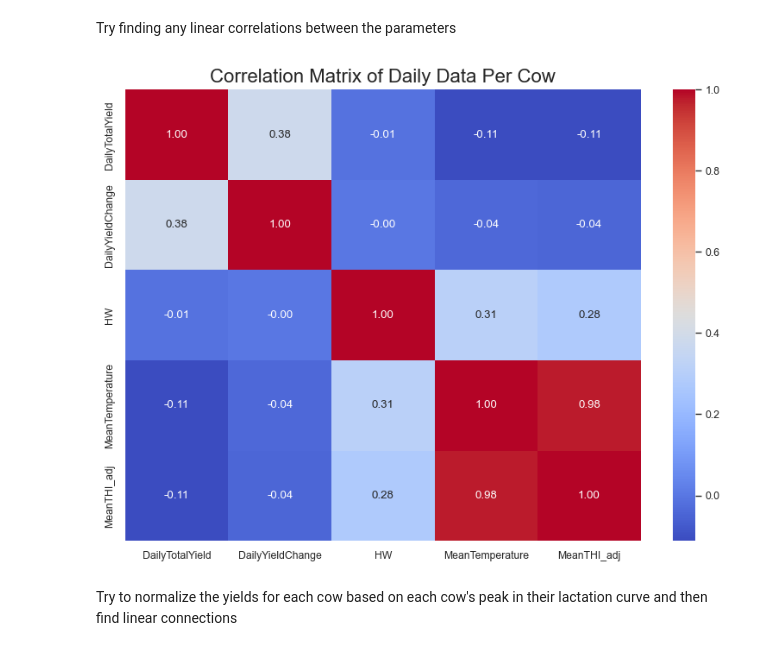
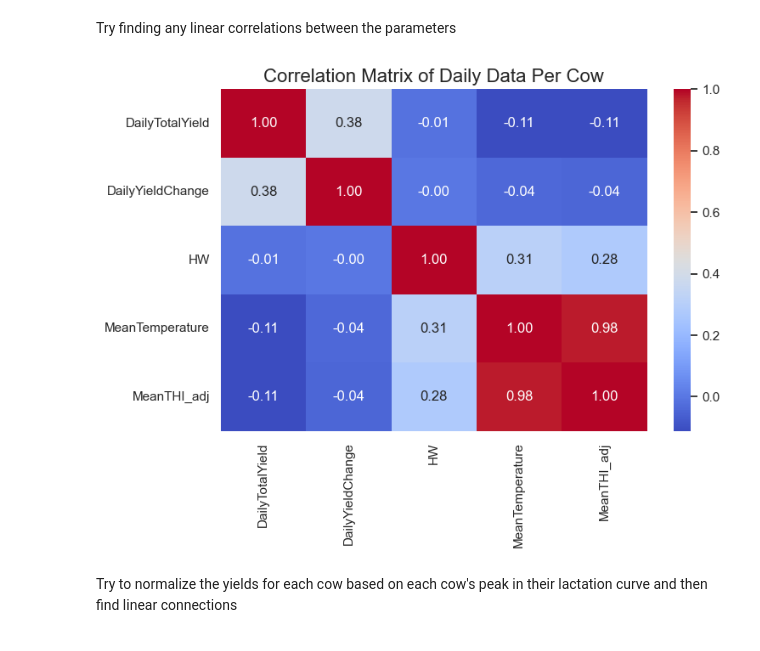
Before and after one commit to axeUUeng/HeatStressEvaluation, a Jupyter notebook: Modeling/HerdApproach.ipynb, the cells around one changed output. Cells and saved outputs as stored; diff of their text form; code cells hidden in the pictures.

```diff
--- a/Modeling/HerdApproach.ipynb
+++ b/Modeling/HerdApproach.ipynb
@@ -5,12 +5,15 @@ import numpy as np
 %matplotlib inline
 import seaborn as sns
 import random as random
-
+from tqdm import tqdm
 from scipy.optimize import curve_fit
 import statsmodels.api as sm
 from statsmodels.graphics.regressionplots import plot_partregress_grid
 from scipy.stats import mannwhitneyu
 from sklearn.ensemble import RandomForestRegressor
 from sklearn.inspection import PartialDependenceDisplay
+
+sns.set_theme()
+sns.set_context("notebook")
 %load_ext autoreload
 %autoreload 2
@@ -126,19 +132,15 @@ Show a lactation curve
 random_cow = new_dataset['AnimalNumber'].sample().iloc[0]
 
 # Filter data for the selected cow
-cow_data = new_dataset[new_dataset['AnimalNumber'] == 1297]
-
-# Set the Seaborn theme and context
-sns.set_theme()  # This sets the Seaborn theme to the default theme
-sns.set_context("paper")  # This sets the context to "paper" for a smaller font scale
+cow_data = new_dataset[new_dataset['AnimalNumber'] == random_cow] #1297 for a good cow
 
 # Plotting the lactation curve for the selected cow
 plt.figure(figsize=(8, 6))
-plt.plot(cow_data['Date'], cow_data['DailyTotalYield'], marker='o', linestyle='-', color='blue')  # Set color to blue
-plt.xlabel('Date', fontsize=14)  # Set the font size for x-axis labels
-plt.ylabel('Daily Milk Yield (kg)', fontsize=14)  # Set the font size for y-axis labels
-plt.title(f'Lactation Curve for Cow SE-{selected_farm}-{1297}', fontsize=16)  # Set the font size for the title
-plt.xticks(rotation=45)  # Rotate x-axis labels for better readability
-plt.tight_layout()  # Adjust layout
+plt.plot(cow_data['Date'], cow_data['DailyTotalYield'], marker='o', linestyle='', color='#183B87')
+plt.xlabel('Date', fontsize=14)
+plt.ylabel('Daily Milk Yield (kg)', fontsize=14)
+plt.title(f'Lactation Curve for Cow SE-{selected_farm}-{random_cow}', fontsize=16)
+plt.xticks(rotation=45)
+plt.tight_layout()
 plt.show()
 # %% [output]
@@ -171,25 +173,21 @@ Try finding any linear correlations between the parameters
 # %%
 # Compute the correlation matrix for the specified columns
 correlation_matrix = new_dataset[['DailyTotalYield', 'DailyYieldChange', 'HW', 'MeanTemperature', 'MeanTHI_adj']].corr()
-
-# Apply the standard Seaborn theme and context for the plot
-sns.set_theme()  # Sets the default Seaborn theme
-sns.set_context("paper")  # Sets the context to "paper" for smaller font scale
 
 # Plotting the correlations
 plt.figure(figsize=(8, 6))
 heatmap = sns.heatmap(correlation_matrix, annot=True, cmap='coolwarm', fmt=".2f")
 
 # Set plot title with the specified font size
 heatmap.set_title("Correlation Matrix of Daily Data Per Cow", fontsize=16)
 
 # Adjust layout to ensure everything fits without overlapping
 plt.tight_layout()
 
 # Show the plot
 plt.show()
 # %% [output]
-[figure, old version]
+[figure, new version]
 # %% [markdown]
 Try to normalize the yields for each cow based on each cow's peak in their lactation curve and then find linear connections
 # %%
```
Also changed, not shown: parts of 18 cells of this notebook.
